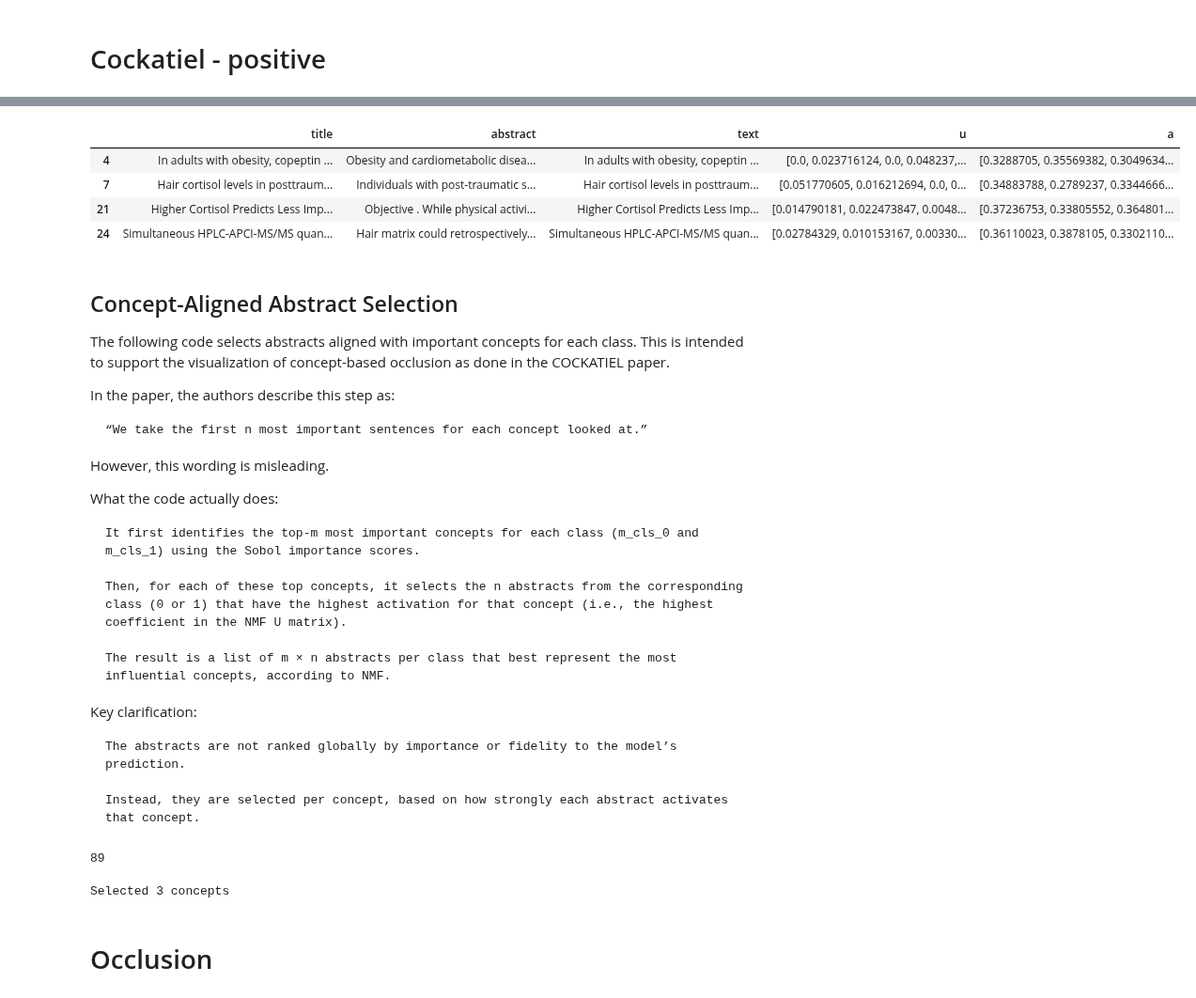
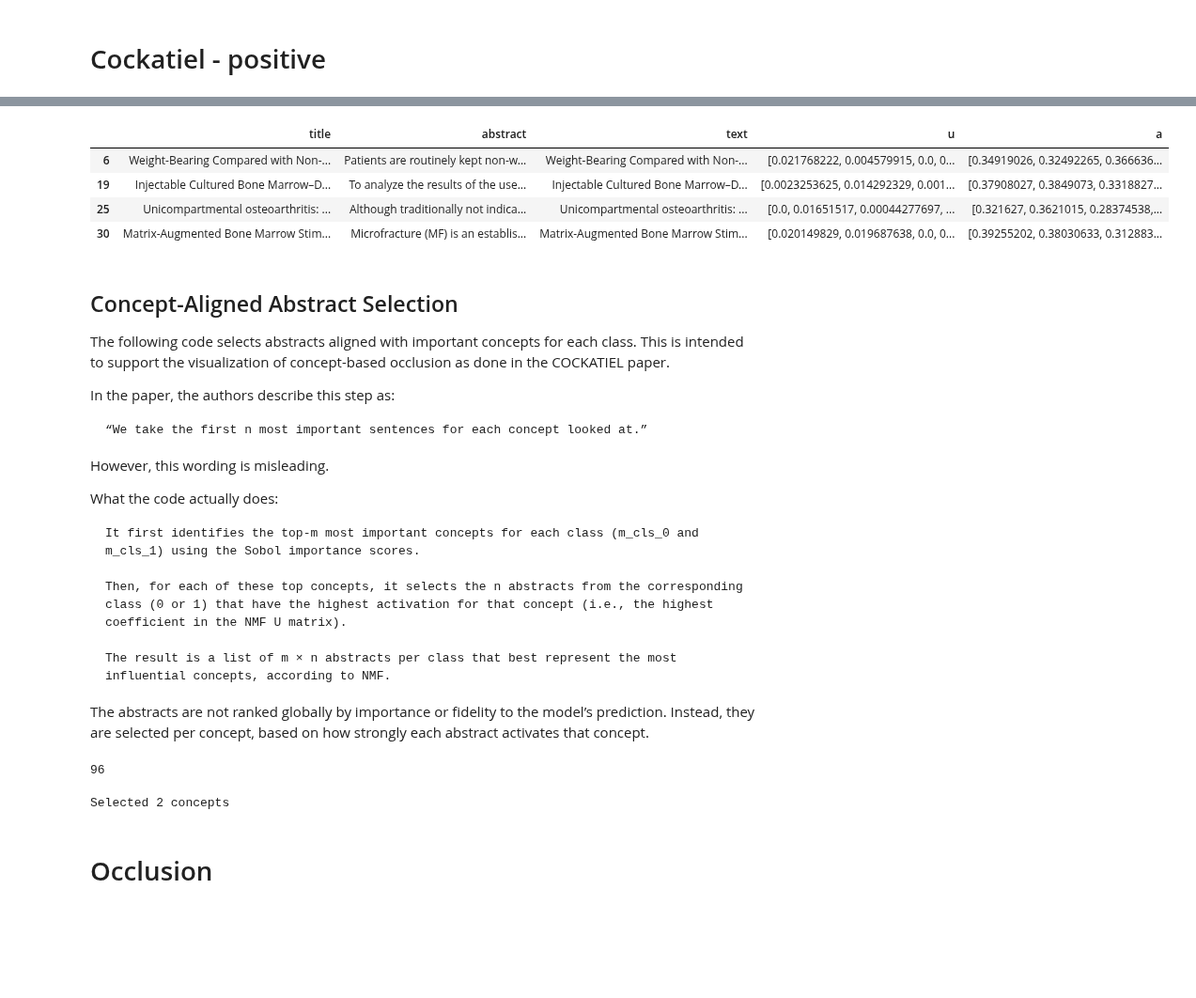
Before and after one commit to jteijema/ASR-XAI, a Jupyter notebook: ASRXAI.ipynb, the cells around one changed output, grey strips where cells are left out. Shown at 94% size. Cells and saved outputs as stored; diff of their text form; code cells hidden in the pictures; blank space fills up the shorter version.

```diff
--- a/ASRXAI.ipynb
+++ b/ASRXAI.ipynb
@@ -39,5 +47,7 @@ True
 # %%
-data = asr.load_dataset(r"data\van_der_Valk_2021.csv")
+dataset = "Jeyaraman_2020"
+
+data = asr.load_dataset(f"data/{dataset}.csv")
 
 alc = asr.ActiveLearningCycle(
     # classifier=DynamicNNClassifier(),
@@ -47,7 +57,7 @@ alc = asr.ActiveLearningCycle(
     querier=Max(),
 )
 # %%
-embedding_path = "data/embedding_matrix.pkl"
+embedding_path = f"data/{dataset}_embedding_matrix.pkl"
 
 if not os.path.exists(embedding_path):
     embedding_matrix = alc.transform(data)
@@ -85,11 +110,11 @@ normalized_embedding_matrix: np.ndarray = embedding_normalizer.normalize(
 # %%
 simulate = asr.Simulate(  # c(A) in the cycler
     X=normalized_embedding_matrix,
-    labels=data["included"],
+    labels=list(data["included"]),
     cycles=[alc],
     skip_transform=True,
 )
 
-simulate.label(list(range(10)))
+simulate.label(list(range(70)))
 simulate.review()
 # %% [output]
@@ -171,0 +186,4 @@ w_matrix: np.ndarray = factorization.components_  # concept base matrix
+# %%
+labels = np.array(simulate.labels)
+
+pos_normalized_embedding_matrix = normalized_embedding_matrix[labels == 1]
@@ -195,28 +240,28 @@ plt.show()
 # %%
 # finding abstracts that align with concepts
 df = data.get_df()[["title", "abstract"]]
 
 # pos only
-df = df[simulate.labels == 1]
+df = df[labels == 1]
 
 # use the text merger part of the feature extractor to get the text column
 df["text"] = (
     simulate.cycles[0]
     .feature_extractor.steps[0][1]
     .transform(df[["title", "abstract"]])
 )
 
 df["u"] = list(u_matrix)
 
 df["a"] = list(pos_normalized_embedding_matrix)
 
 df.head(4)
 # %% [output]
 |  | title | abstract | text | u | a |
-| 4 | In adults with obesity, copeptin ... | Obesity and cardiometabolic disea... | In adults with obesity, copeptin ... | [0.0, 0.023716124, 0.0, 0.048237,... | [0.3288705, 0.35569382, 0.3049634... |
-| 7 | Hair cortisol levels in posttraum... | Individuals with post-traumatic s... | Hair cortisol levels in posttraum... | [0.051770605, 0.016212694, 0.0, 0... | [0.34883788, 0.2789237, 0.3344666... |
-| 21 | Higher Cortisol Predicts Less Imp... | Objective . While physical activi... | Higher Cortisol Predicts Less Imp... | [0.014790181, 0.022473847, 0.0048... | [0.37236753, 0.33805552, 0.364801... |
-| 24 | Simultaneous HPLC-APCI-MS/MS quan... | Hair matrix could retrospectively... | Simultaneous HPLC-APCI-MS/MS quan... | [0.02784329, 0.010153167, 0.00330... | [0.36110023, 0.3878105, 0.3302110... |
+| 6 | Weight-Bearing Compared with Non-... | Patients are routinely kept non-w... | Weight-Bearing Compared with Non-... | [0.021768222, 0.004579915, 0.0, 0... | [0.34919026, 0.32492265, 0.366636... |
+| 19 | Injectable Cultured Bone Marrow–D... | To analyze the results of the use... | Injectable Cultured Bone Marrow–D... | [0.0023253625, 0.014292329, 0.001... | [0.37908027, 0.3849073, 0.3318827... |
+| 25 | Unicompartmental osteoarthritis: ... | Although traditionally not indica... | Unicompartmental osteoarthritis: ... | [0.0, 0.01651517, 0.00044277697, ... | [0.321627, 0.3621015, 0.28374538,... |
+| 30 | Matrix-Augmented Bone Marrow Stim... | Microfracture (MF) is an establis... | Matrix-Augmented Bone Marrow Stim... | [0.020149829, 0.019687638, 0.0, 0... | [0.39255202, 0.38030633, 0.312883... |
 # %% [markdown]
 ## Concept-Aligned Abstract Selection
 
@@ -236,15 +281,12 @@ What the code actually does:
 
     The result is a list of m × n abstracts per class that best represent the most influential concepts, according to NMF.
 
-Key clarification:
-
-    The abstracts are not ranked globally by importance or fidelity to the model’s prediction.
-
-    Instead, they are selected per concept, based on how strongly each abstract activates that concept.
+The abstracts are not ranked globally by importance or fidelity to the model’s prediction.
+Instead, they are selected per concept, based on how strongly each abstract activates that concept.
 # %%
 len(df)
 # %% [output]
-89
+96
 # %%
 threshold = np.std(pos_concept_importance)
 top_cids = np.where(pos_concept_importance > threshold)[0]
@@ -253,13 +295,15 @@ print(f"Selected {len(top_cids)} concepts")
 
 rows = []
 for cid in top_cids:
-    best_ids = np.argsort(u_matrix[:, cid])[::-1][:round(len(df)/(2*len(top_cids)))]
+    best_ids = np.argsort(u_matrix[:, cid])[::-1][
+        : round(len(df) / (2 * len(top_cids)))
+    ]
     for i in best_ids:
         rows.append({"text": df.iloc[i]["text"], "concept_id": cid})
 
 df_top_abs = pd.DataFrame(data=rows)
 # %% [output]
-Selected 3 concepts
+Selected 2 concepts
 # %% [markdown]
 # Occlusion
 # %%
```
Also changed, not shown: parts of 14 cells of this notebook, 1 other file.
